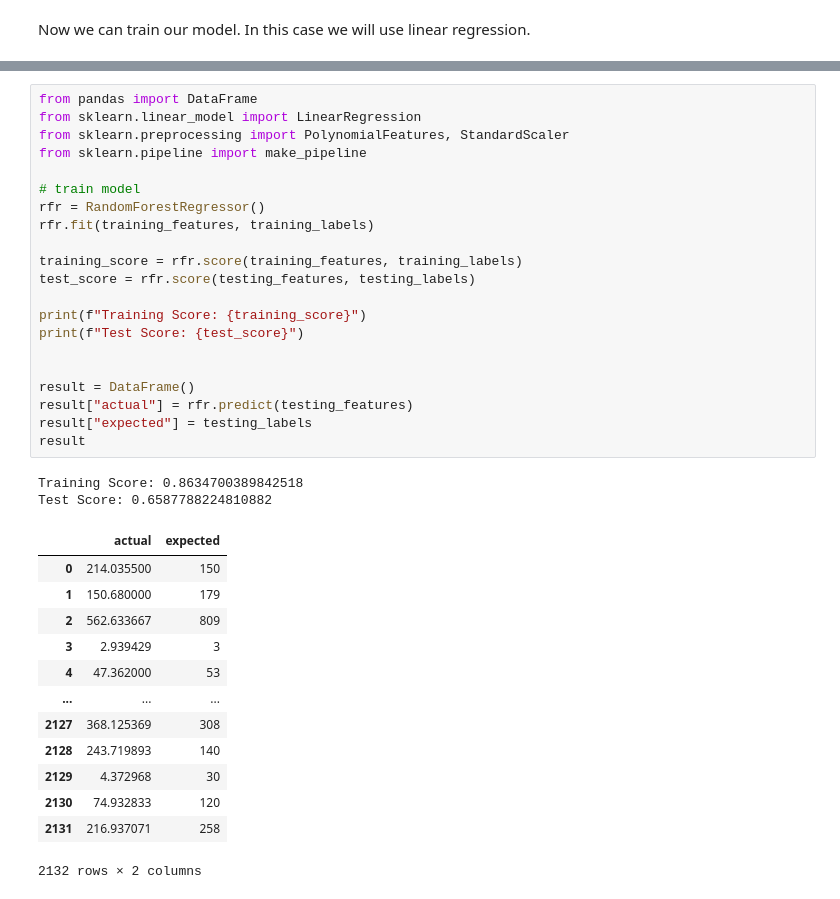
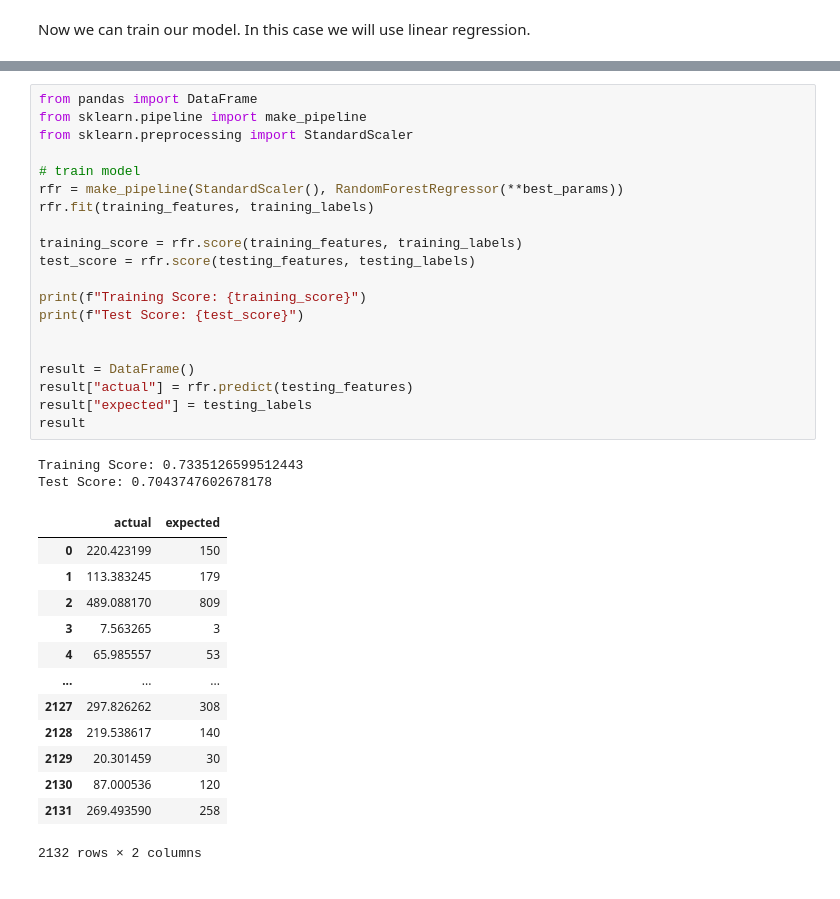
Before and after one commit to NPGiorgi/mlucu, a Jupyter notebook: bikes/bikes.ipynb, the cells around one changed output, grey strips where cells are left out. Saved outputs shown, nothing was run; the diff lists cells and outputs as text.

Commit message:
Best bikes so far

```diff
--- a/bikes/bikes.ipynb
+++ b/bikes/bikes.ipynb
@@ -318,37 +358,36 @@ KeyboardInterrupt:
 # %%
 from pandas import DataFrame
-from sklearn.linear_model import LinearRegression
-from sklearn.preprocessing import PolynomialFeatures, StandardScaler
 from sklearn.pipeline import make_pipeline
+from sklearn.preprocessing import StandardScaler
 
 # train model
-rfr = RandomForestRegressor()
+rfr = make_pipeline(StandardScaler(), RandomForestRegressor(**best_params))
 rfr.fit(training_features, training_labels)
 
 training_score = rfr.score(training_features, training_labels)
 test_score = rfr.score(testing_features, testing_labels)
 
 print(f"Training Score: {training_score}")
 print(f"Test Score: {test_score}")
 
 
 result = DataFrame()
 result["actual"] = rfr.predict(testing_features)
 result["expected"] = testing_labels
 result
 # %% [output]
-Training Score: 0.8634700389842518
-Test Score: 0.6587788224810882
+Training Score: 0.7335126599512443
+Test Score: 0.7043747602678178
 |  | actual | expected |
-| 0 | 214.035500 | 150 |
-| 1 | 150.680000 | 179 |
-| 2 | 562.633667 | 809 |
-| 3 | 2.939429 | 3 |
-| 4 | 47.362000 | 53 |
+| 0 | 220.423199 | 150 |
+| 1 | 113.383245 | 179 |
+| 2 | 489.088170 | 809 |
+| 3 | 7.563265 | 3 |
+| 4 | 65.985557 | 53 |
 | ... | ... | ... |
-| 2127 | 368.125369 | 308 |
-| 2128 | 243.719893 | 140 |
-| 2129 | 4.372968 | 30 |
-| 2130 | 74.932833 | 120 |
-| 2131 | 216.937071 | 258 |
+| 2127 | 297.826262 | 308 |
+| 2128 | 219.538617 | 140 |
+| 2129 | 20.301459 | 30 |
+| 2130 | 87.000536 | 120 |
+| 2131 | 269.493590 | 258 |
 2132 rows × 2 columns
```
Also changed, not shown: parts of 1 cell of this notebook.
